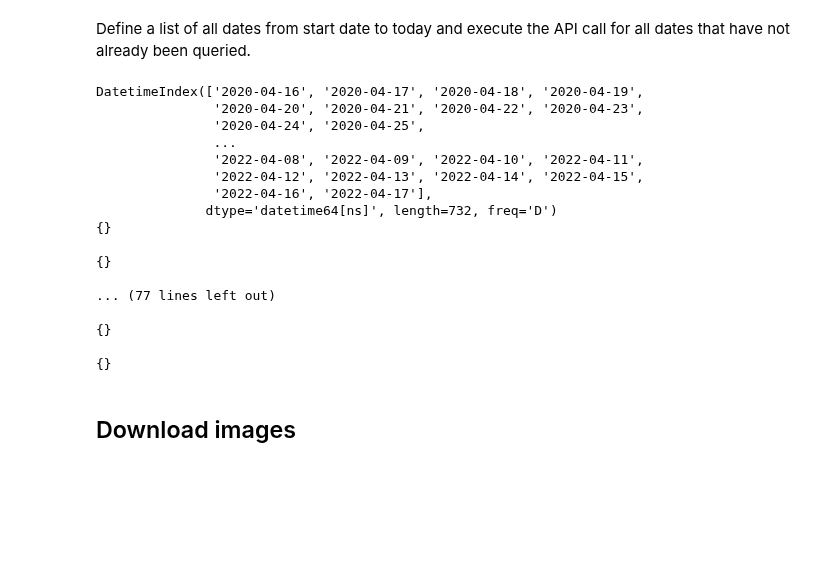
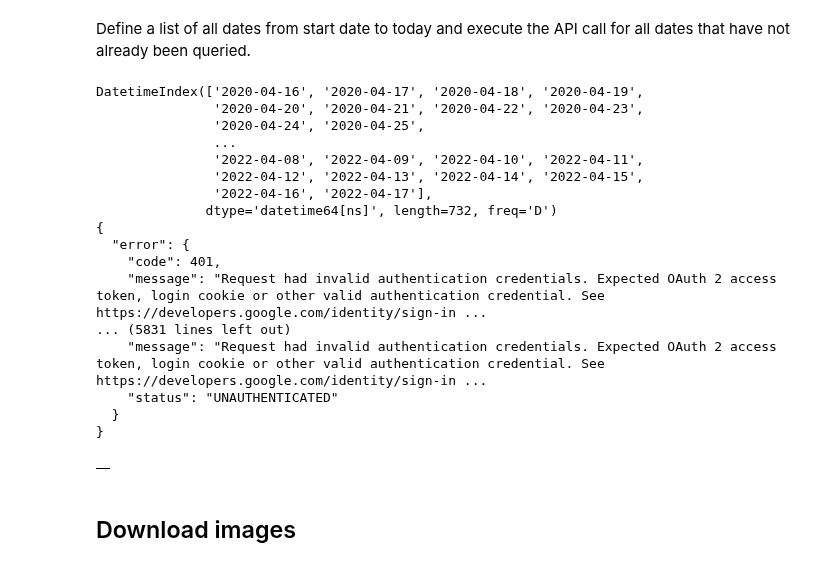
Before and after one commit to polzerdo55862/google-photos-api, a Jupyter notebook: Google API.ipynb, the cells around one changed output. Cells and saved outputs as stored; diff of their text form; code cells hidden in the pictures; blank space fills up the shorter version.

```diff
--- a/Google API.ipynb
+++ b/Google API.ipynb
@@ -195,41 +197,42 @@ Define a list of all dates from start date to today and execute the API call for
 # %%
 import pandas
 from datetime import date, timedelta
 
 #create a list with all dates between start date and today
 sdate = date(2020,4,16)   # start date
 edate = date.today()
 date_list = pandas.date_range(sdate,edate-timedelta(days=1),freq='d')
 print(date_list)
 
 media_items_df = pd.DataFrame()
 
 for date in date_list:
 
 
     media_items_df = list_of_media_items(year = date.year, month = date.month, day = date.day, media_items_df = media_items_df)
 
 #save a list of all media items to a csv file
-media_items_df.to_csv(filename=str(sdate) + r'.csv', index=True)
+media_items_df.to_csv(str(sdate) + r'.csv', index=True)
 media_items_df
 # %% [output]
 DatetimeIndex(['2020-04-16', '2020-04-17', '2020-04-18', '2020-04-19',
                '2020-04-20', '2020-04-21', '2020-04-22', '2020-04-23',
                '2020-04-24', '2020-04-25',
                ...
                '2022-04-08', '2022-04-09', '2022-04-10', '2022-04-11',
                '2022-04-12', '2022-04-13', '2022-04-14', '2022-04-15',
                '2022-04-16', '2022-04-17'],
               dtype='datetime64[ns]', length=732, freq='D')
-{}
-
-{}
-
-... (77 lines left out)
-
-{}
-
-{}
+{
+  "error": {
+    "code": 401,
+    "message": "Request had invalid authentication credentials. Expected OAuth 2 access token, login cookie or other valid authentication credential. See https://developers.google.com/identity/sign-in ...
+... (5831 lines left out)
+    "message": "Request had invalid authentication credentials. Expected OAuth 2 access token, login cookie or other valid authentication credential. See https://developers.google.com/identity/sign-in ...
+    "status": "UNAUTHENTICATED"
+  }
+}
+|  |
 # %% [markdown]
 ## Download images
 # %%
```
Also changed, not shown: parts of 7 cells of this notebook, 3 other files.
